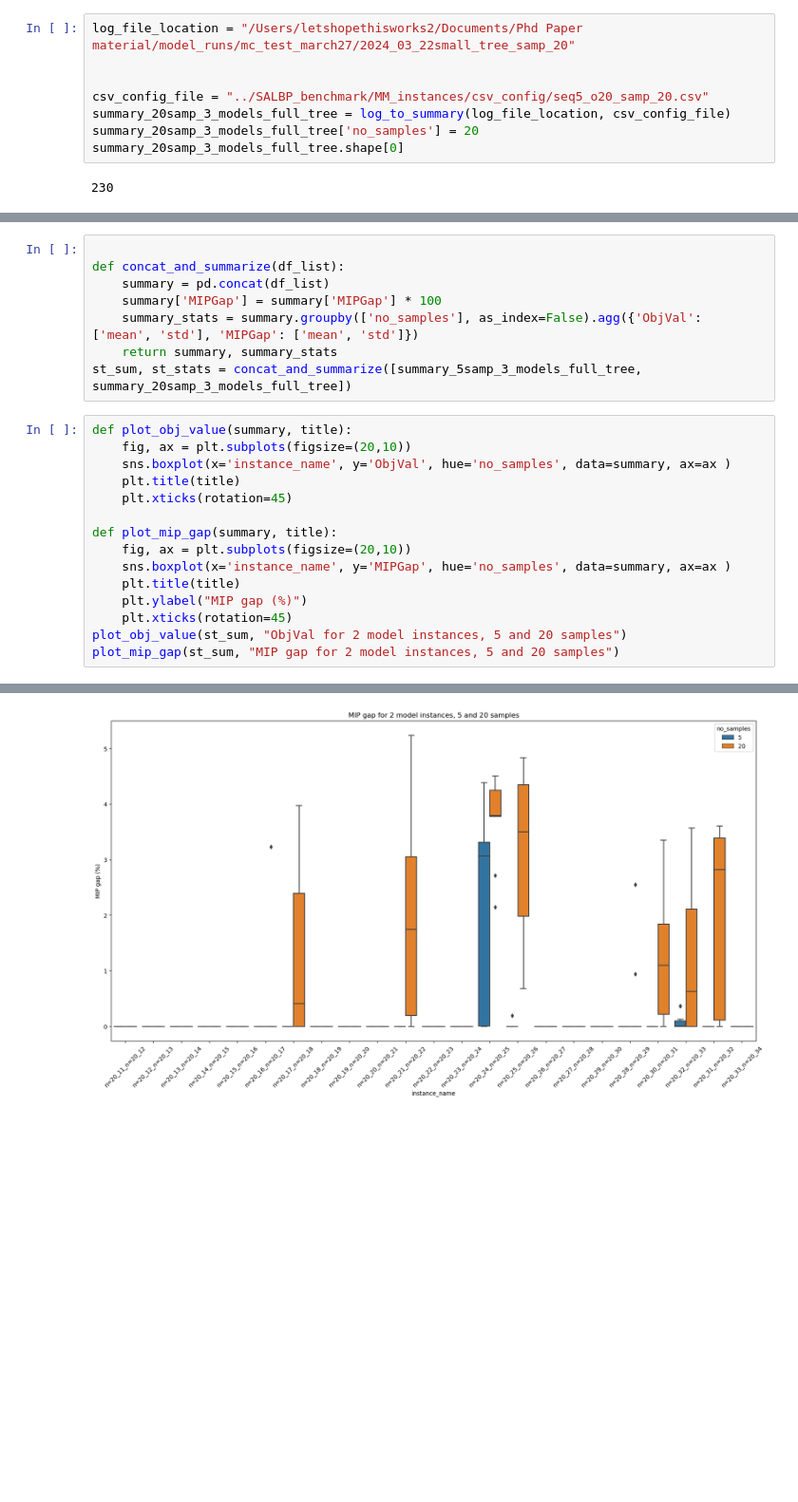
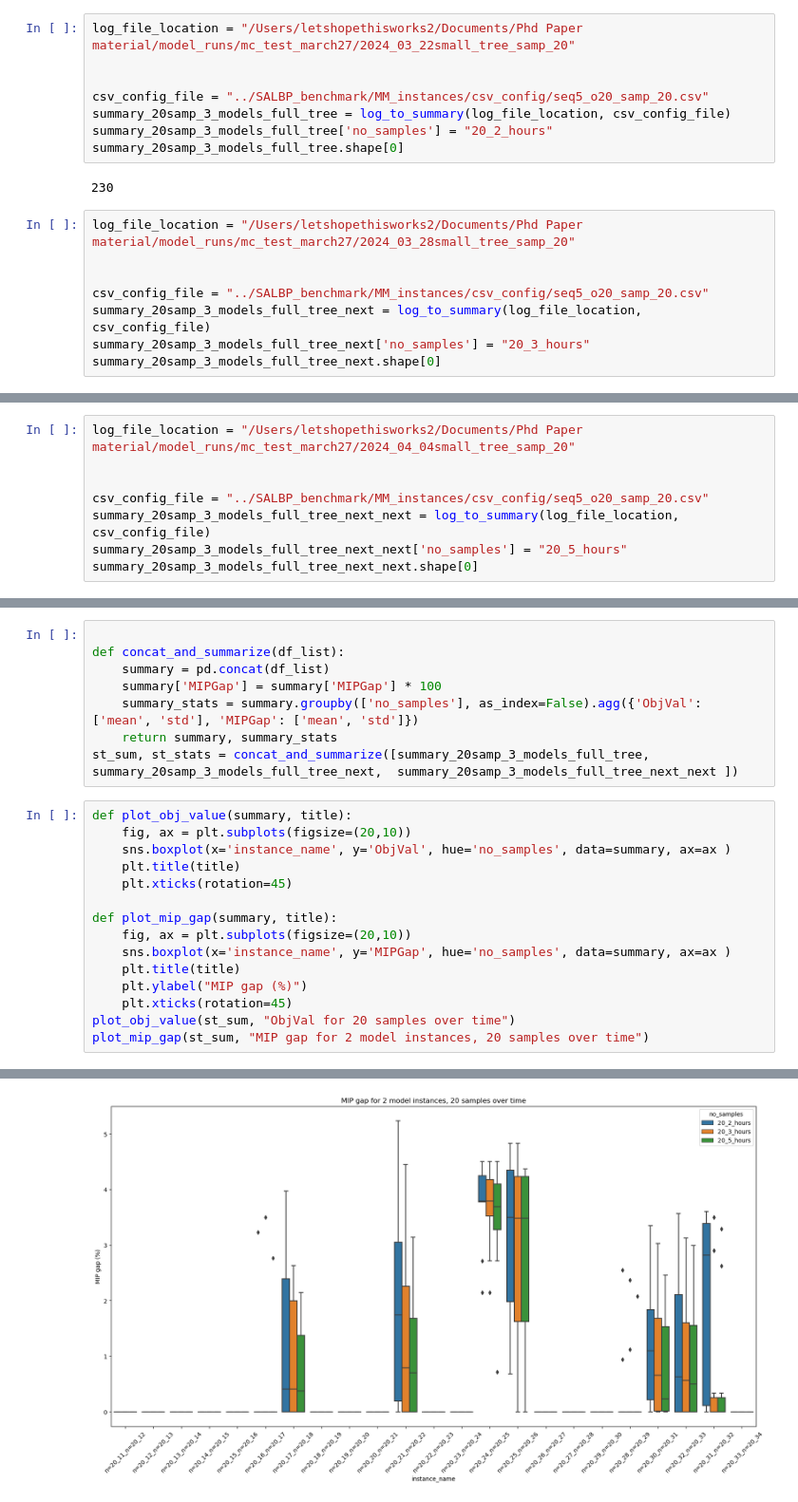
Before and after one commit to JosephThompson607/MALBP-W, a Jupyter notebook: analysis/sampling_eval.ipynb, the cells around one changed output, grey strips where cells are left out. Shown at 95% size. Cells and saved outputs as stored; diff of their text form; blank space fills up the shorter version.

```diff
--- a/analysis/sampling_eval.ipynb
+++ b/analysis/sampling_eval.ipynb
@@ -480,7 +486,15 @@ log_file_location = "/Users/letshopethisworks2/Documents/Phd Paper material/mode
 
 csv_config_file = "../SALBP_benchmark/MM_instances/csv_config/seq5_o20_samp_20.csv"
 summary_20samp_3_models_full_tree = log_to_summary(log_file_location, csv_config_file)
-summary_20samp_3_models_full_tree['no_samples'] = 20
+summary_20samp_3_models_full_tree['no_samples'] = "20_2_hours"
 summary_20samp_3_models_full_tree.shape[0]
 # %% [output]
 230
+# %%
+log_file_location = "/Users/letshopethisworks2/Documents/Phd Paper material/model_runs/mc_test_march27/2024_03_28small_tree_samp_20"
+
+
+csv_config_file = "../SALBP_benchmark/MM_instances/csv_config/seq5_o20_samp_20.csv"
+summary_20samp_3_models_full_tree_next = log_to_summary(log_file_location, csv_config_file)
+summary_20samp_3_models_full_tree_next['no_samples'] = "20_3_hours"
+summary_20samp_3_models_full_tree_next.shape[0]
@@ -486,0 +503,8 @@ summary_20samp_3_models_full_tree.shape[0]
+# %%
+log_file_location = "/Users/letshopethisworks2/Documents/Phd Paper material/model_runs/mc_test_march27/2024_04_04small_tree_samp_20"
+
+
+csv_config_file = "../SALBP_benchmark/MM_instances/csv_config/seq5_o20_samp_20.csv"
+summary_20samp_3_models_full_tree_next_next = log_to_summary(log_file_location, csv_config_file)
+summary_20samp_3_models_full_tree_next_next['no_samples'] = "20_5_hours"
+summary_20samp_3_models_full_tree_next_next.shape[0]
@@ -491,7 +527,7 @@ def concat_and_summarize(df_list):
     summary['MIPGap'] = summary['MIPGap'] * 100
     summary_stats = summary.groupby(['no_samples'], as_index=False).agg({'ObjVal': ['mean', 'std'], 'MIPGap': ['mean', 'std']})
     return summary, summary_stats
-st_sum, st_stats = concat_and_summarize([summary_5samp_3_models_full_tree, summary_20samp_3_models_full_tree])
+st_sum, st_stats = concat_and_summarize([summary_20samp_3_models_full_tree, summary_20samp_3_models_full_tree_next,  summary_20samp_3_models_full_tree_next_next ])
 # %%
 def plot_obj_value(summary, title):
     fig, ax = plt.subplots(figsize=(20,10))
@@ -505,6 +541,6 @@ def plot_mip_gap(summary, title):
     plt.title(title)
     plt.ylabel("MIP gap (%)")
     plt.xticks(rotation=45)
-plot_obj_value(st_sum, "ObjVal for 2 model instances, 5 and 20 samples")
-plot_mip_gap(st_sum, "MIP gap for 2 model instances, 5 and 20 samples")
+plot_obj_value(st_sum, "ObjVal for 20 samples over time")
+plot_mip_gap(st_sum, "MIP gap for 2 model instances, 20 samples over time")
 # %% [output]
@@ -512 +548 @@ plot_mip_gap(st_sum, "MIP gap for 2 model instances, 5 and 20 samples")
-[figure, old version]
+[figure, new version]
```
Also changed, not shown: parts of 6 cells of this notebook, 1 other file.
